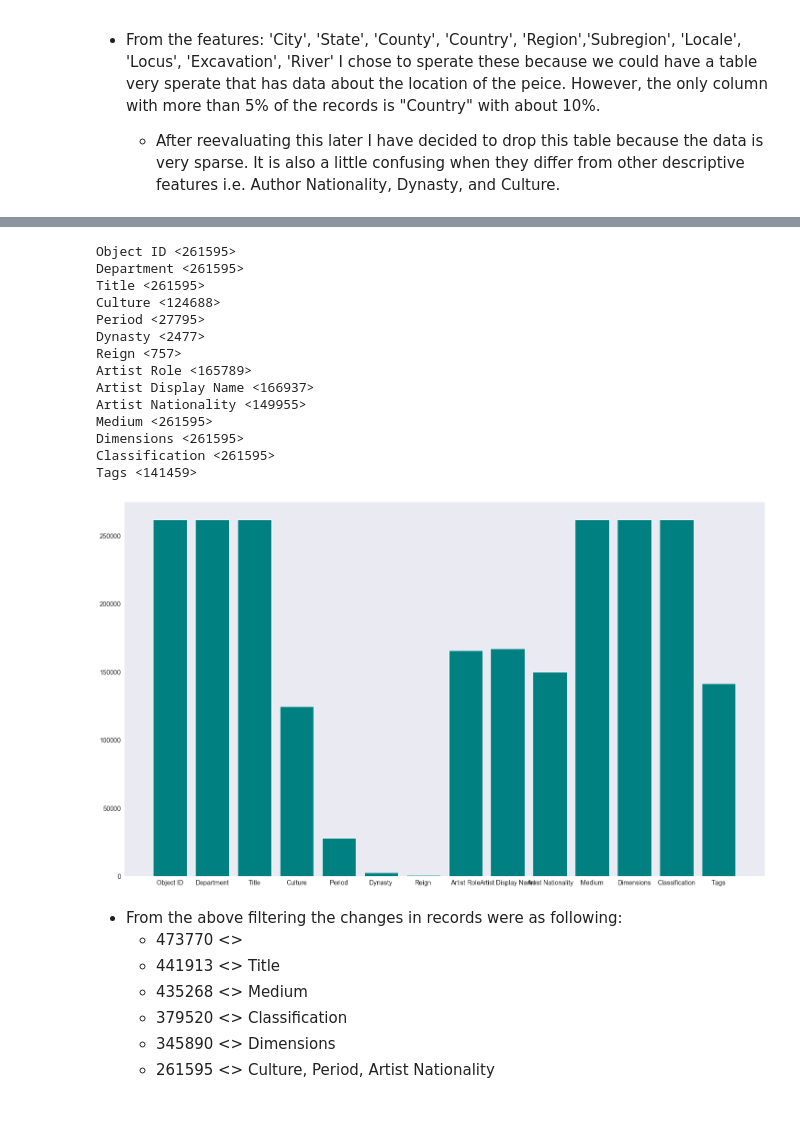
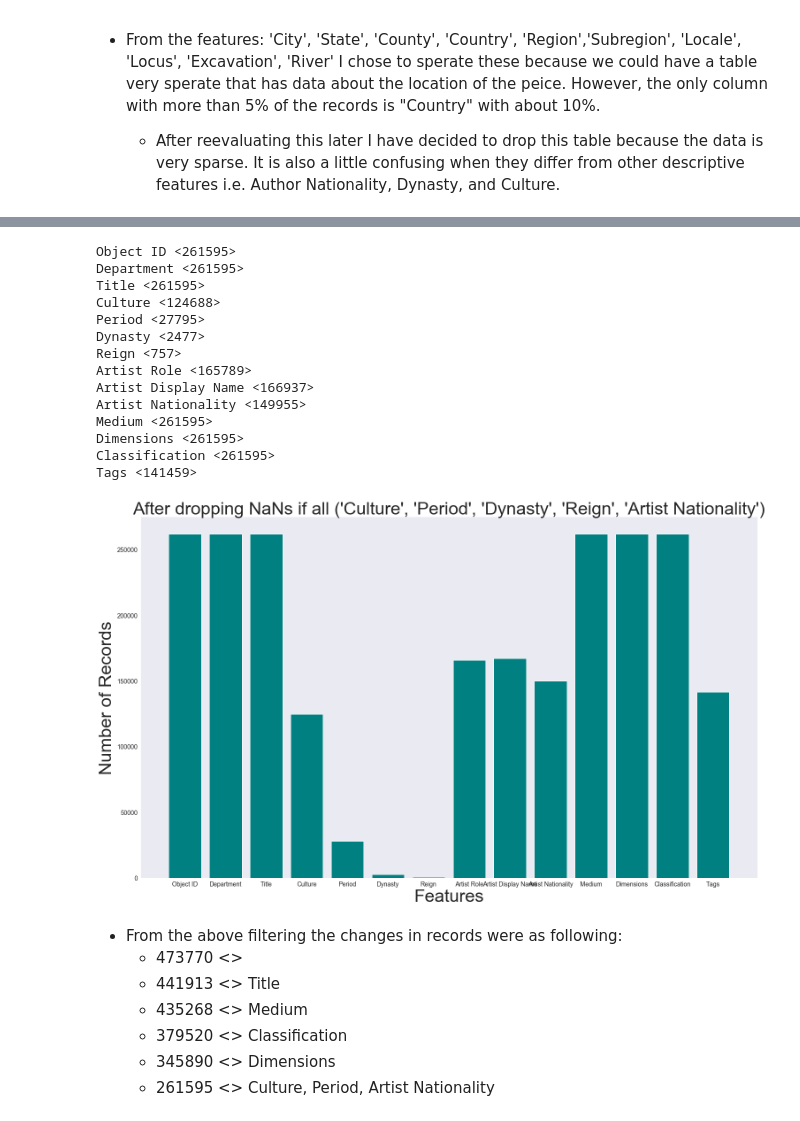
Before and after one commit to m0tela01/Data-Science-Python-Labs, a Jupyter notebook: DataMunging-DataWrangling/Michael_Telahun.ipynb, the cells around one changed output, grey strips where cells are left out. Cells and saved outputs as stored; diff of their text form; code cells hidden in the pictures.

```diff
--- a/DataMunging-DataWrangling/Michael_Telahun.ipynb
+++ b/DataMunging-DataWrangling/Michael_Telahun.ipynb
@@ -639,3 +370,6 @@ cDateFeatures
 | 159155 | 843223 | 1830 | 1890 | 1825 | 1875 | 2020-02-22 |
 | 159156 | 843227 | 1727 | 1788 | 1896 | 1923 | 2020-02-22 |
 159157 rows × 6 columns
+# %%
+for i in range(1, len(cDateFeatures.keys())):
+    print("Unique " + str(cDateFeatures.columns[i]) + " Values: " + str(len(cDateFeatures.iloc[:,i].unique())))
@@ -667,7 +407,7 @@ cDateFeatures
 - From the features: 'City', 'State', 'County', 'Country', 'Region','Subregion', 'Locale', 'Locus', 'Excavation', 'River' I chose to sperate these because we could have a table very sperate that has data about the location of the peice. However, the only column with more than 5% of the records is "Country" with about 10%.
     - After reevaluating this later I have decided to drop this table because the data is very sparse. It is also a little confusing when they differ from other descriptive features i.e. Author Nationality, Dynasty, and Culture.
 # %%
-def key_val_plotter(dictionary, df, orient="vertical"):
+def key_val_plotter(dictionary, df, title="Selected Text Features", xTitle="Features", yTitle="Number of Records", orient="vertical"):
     for key, val in dictionary.items():
         dictionary[key]= df[key].notna().sum()
         print(str(key) + " <" + str(dictionary[key]) + ">")
@@ -676,6 +416,10 @@ def key_val_plotter(dictionary, df, orient="vertical"):
     plt.bar(range(len(dictionary)), list(dictionary.values()), align='center', color='teal',orientation=orient)
     plt.xticks(range(len(dictionary)), list(dictionary.keys()), fontsize=14)
     plt.yticks(fontsize=14)
+
+    plt.title(title, fontsize=40)
+    plt.xlabel(xTitle, fontsize=40)
+    plt.ylabel(yTitle, fontsize=40)
     plt.show()
 # %%
 textColumns = ['Object ID', 'Department', 'Title', 'Culture', 'Period', 'Dynasty','Reign',
@@ -727,23 +471,23 @@ Tags <179190>
 # %%
 textFeatures = textFeatures.dropna(how='all', subset=['Culture', 'Period', 'Dynasty','Reign', 'Artist Nationality'])
 featCount = { i : 0 for i in textFeatures.keys() }
-key_val_plotter(featCount,textFeatures)
+key_val_plotter(featCount,textFeatures, title="After dropping NaNs if all ('Culture', 'Period', 'Dynasty', 'Reign', 'Artist Nationality')")
 # %% [output]
 Object ID <261595>
 Department <261595>
 Title <261595>
 Culture <124688>
 Period <27795>
 Dynasty <2477>
 Reign <757>
 Artist Role <165789>
 Artist Display Name <166937>
 Artist Nationality <149955>
 Medium <261595>
 Dimensions <261595>
 Classification <261595>
 Tags <141459>
-[figure, old version]
+[figure, new version]
 # %% [markdown]
 - From the above filtering the changes in records were as following:
     - 473770 <>
```
Also changed, not shown: parts of 48 cells of this notebook, 5 other files.
